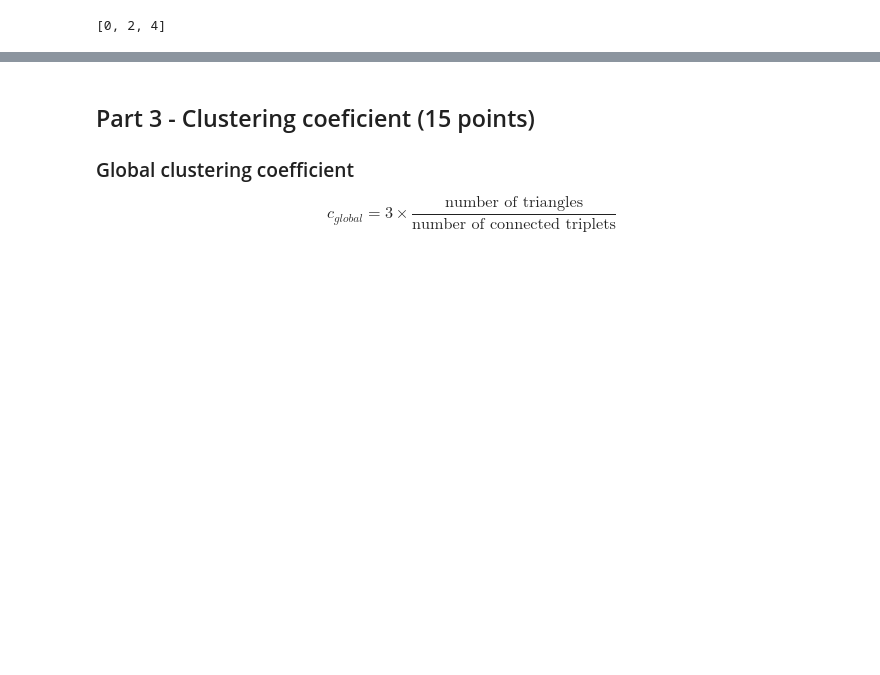
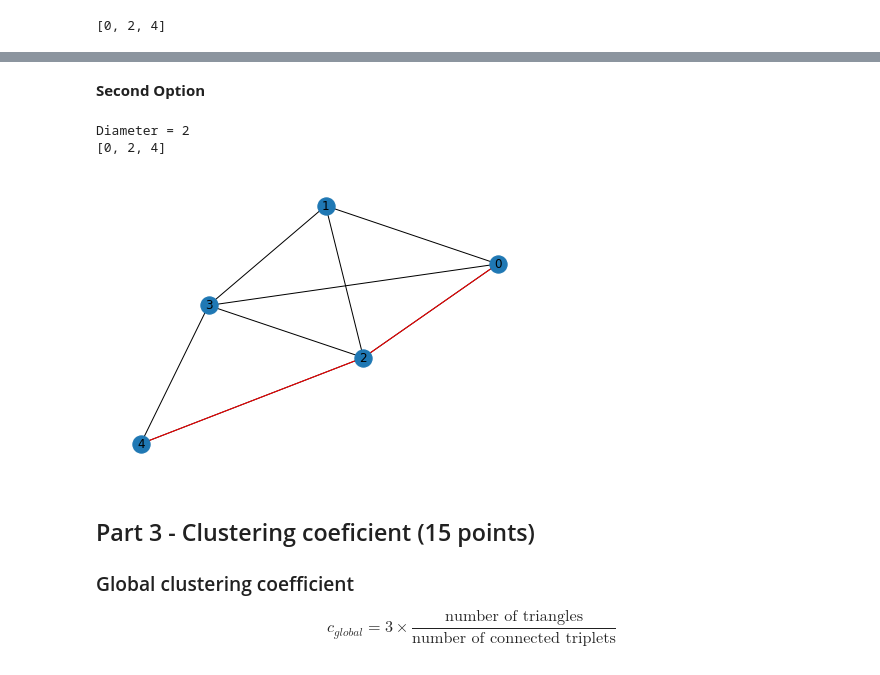
Before and after one commit to mequanent/Social-Networks, a Jupyter notebook: SN_Lab1.ipynb, the cells around one changed output, grey strips where cells are left out. Drawn from its saved outputs; the diff is of its cells as text; code cells hidden in the pictures; blank space fills up the shorter version.

```diff
--- a/SN_Lab1.ipynb
+++ b/SN_Lab1.ipynb
@@ -118,3 +144,43 @@ Diameter = 2
+# %% [markdown]
+**Second Option**
+# %%
+
+def max_shortest_path_algo(paths):
+
+  max_length = 0
+  max_shortest_path = None
+
+  ''' TO DO'''
+  for i in paths:
+    for j in range(len(paths[i])):
+      if len(paths[i][j])-1 == nx.diameter(G):
+        max_shortest_path = paths[i][j]
+        max_length = nx.diameter(G)
+        #max_length = len(paths[i][j]) - 1
+        break
+    else:
+      continue
+    break
+
+  return max_shortest_path, max_length
+
+max_shortest_path, max_length = max_shortest_path_algo(paths)
+max_shortest_path_edges = []
+
+for i in range(len(max_shortest_path)-1):
+  max_shortest_path_edges.append((max_shortest_path[i], max_shortest_path[i+1]))
+
+print("Diameter = {}".format(max_length))
+print(max_shortest_path)
+
+pos = nx.spring_layout(G)
+nx.draw(G, pos=pos,  with_labels=True)
+nx.draw_networkx_edges(G, edge_color='r', edgelist=max_shortest_path_edges, pos=pos)
+plt.show()
+# %% [output]
+Diameter = 2
+[0, 2, 4]
+[figure, added]
 # %% [markdown]
 ## Part 3 - Clustering coeficient (15 points)
 
```
Also changed, not shown: parts of 11 cells of this notebook.
